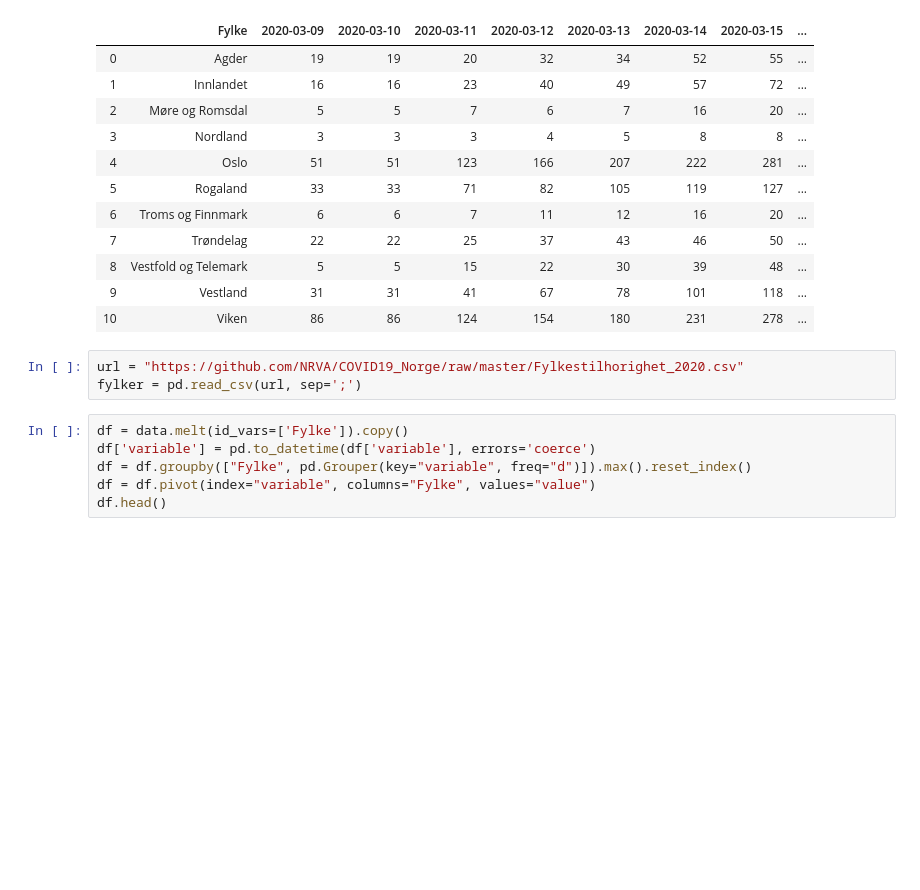
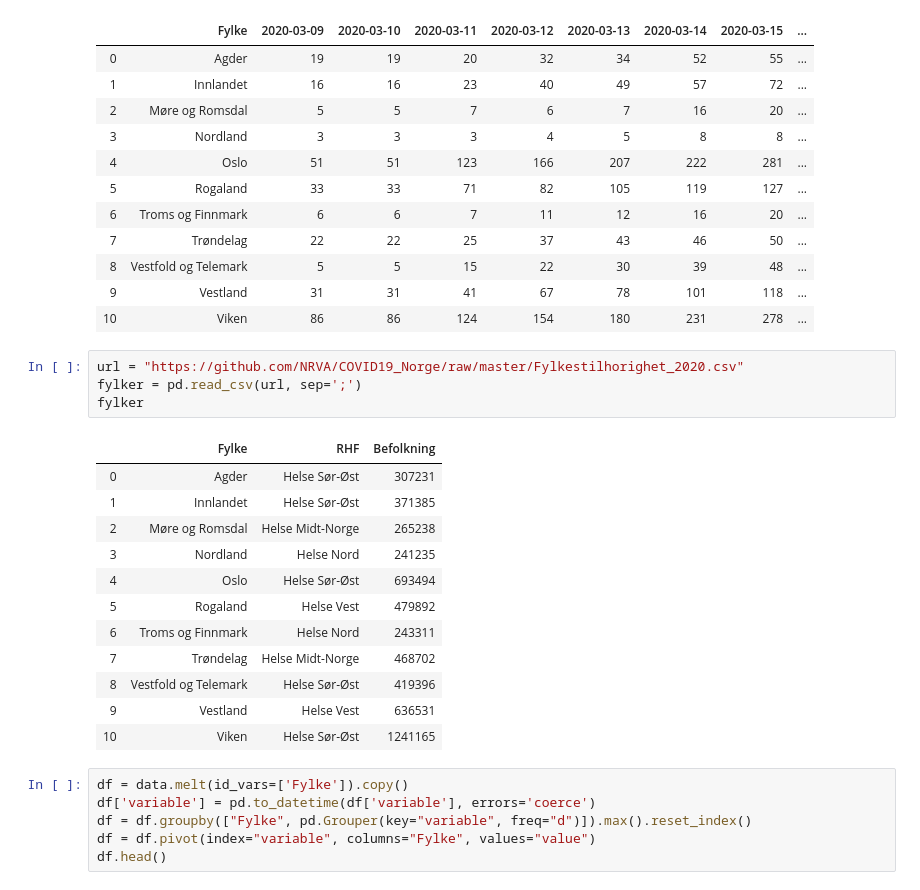
Before and after one commit to NRVA/COVID19_Norge, a Jupyter notebook: COVID_i_Norge.ipynb, the cells around one changed output. Cells and saved outputs as stored; diff of their text form; blank space fills up the shorter version.

```diff
--- a/COVID_i_Norge.ipynb
+++ b/COVID_i_Norge.ipynb
@@ -27,6 +27,20 @@ data
 # %%
 url = "https://github.com/NRVA/COVID19_Norge/raw/master/Fylkestilhorighet_2020.csv"
 fylker = pd.read_csv(url, sep=';')
+fylker
+# %% [output]
+|  | Fylke | RHF | Befolkning |
+| 0 | Agder | Helse Sør-Øst | 307231 |
+| 1 | Innlandet | Helse Sør-Øst | 371385 |
+| 2 | Møre og Romsdal | Helse Midt-Norge | 265238 |
+| 3 | Nordland | Helse Nord | 241235 |
+| 4 | Oslo | Helse Sør-Øst | 693494 |
+| 5 | Rogaland | Helse Vest | 479892 |
+| 6 | Troms og Finnmark | Helse Nord | 243311 |
+| 7 | Trøndelag | Helse Midt-Norge | 468702 |
+| 8 | Vestfold og Telemark | Helse Sør-Øst | 419396 |
+| 9 | Vestland | Helse Vest | 636531 |
+| 10 | Viken | Helse Sør-Øst | 1241165 |
 # %%
 df = data.melt(id_vars=['Fylke']).copy()
 df['variable'] = pd.to_datetime(df['variable'], errors='coerce')
```
Also changed, not shown: parts of 8 cells of this notebook, 1 other file.
